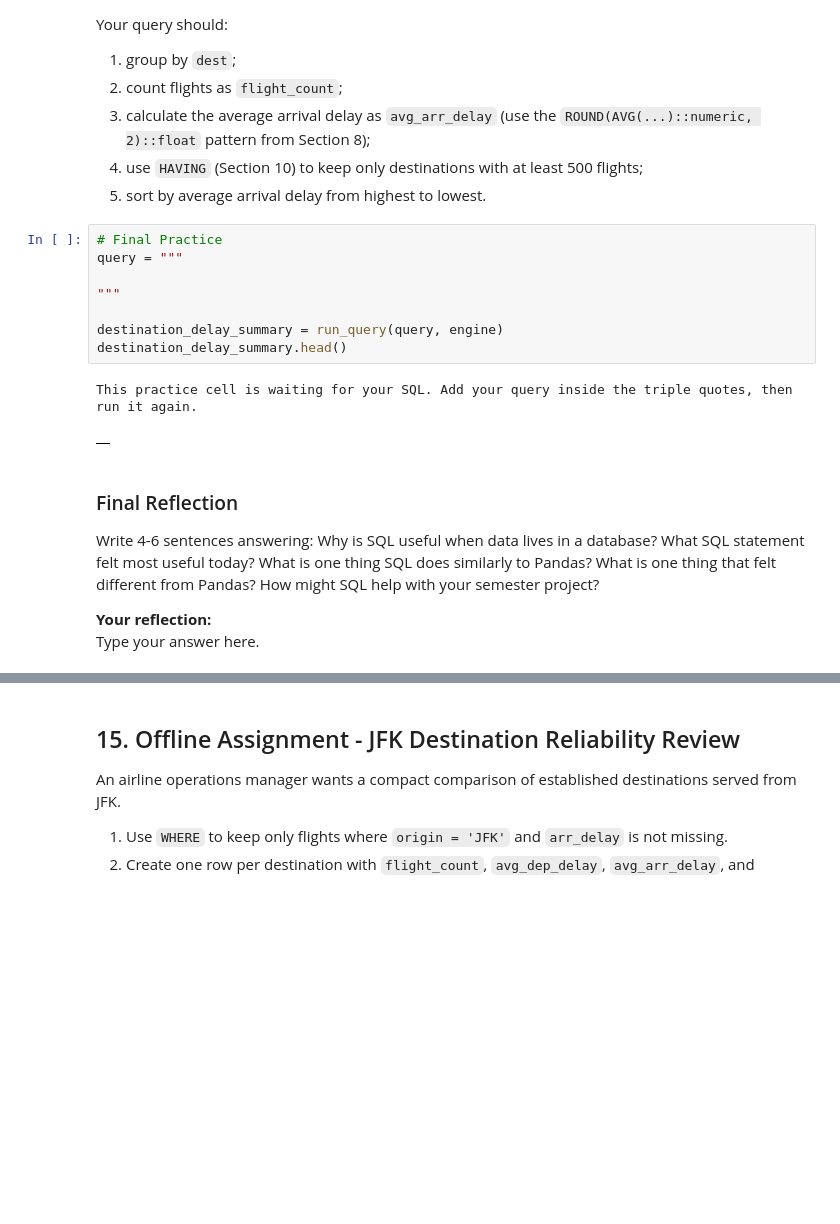
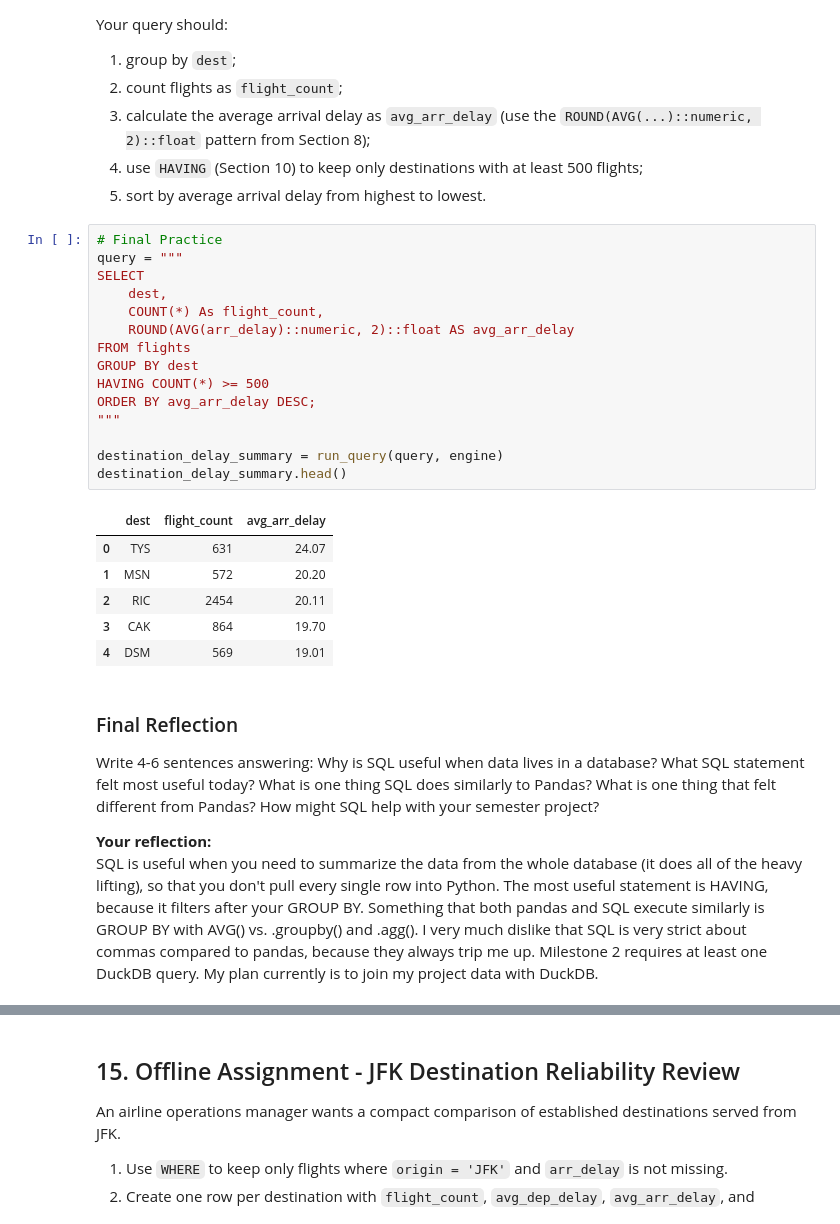
Before and after one commit to glendadavisjohnson/ban6003_001_weeks9_10_sql_abt_template_davis_johnson_glenda, a Jupyter notebook: notebooks/module9_neon_sql_fundamentals_guided_lab.ipynb, the cells around one changed output, grey strips where cells are left out. Cells and saved outputs as stored; diff of their text form; blank space fills up the shorter version.

```diff
--- a/notebooks/module9_neon_sql_fundamentals_guided_lab.ipynb
+++ b/notebooks/module9_neon_sql_fundamentals_guided_lab.ipynb
@@ -753,21 +781,32 @@ Your query should:
 # %%
 # Final Practice
 query = """
-
+SELECT
+    dest,
+    COUNT(*) As flight_count,
+    ROUND(AVG(arr_delay)::numeric, 2)::float AS avg_arr_delay
+FROM flights
+GROUP BY dest
+HAVING COUNT(*) >= 500
+ORDER BY avg_arr_delay DESC;
 """
 
 destination_delay_summary = run_query(query, engine)
 destination_delay_summary.head()
 # %% [output]
-This practice cell is waiting for your SQL. Add your query inside the triple quotes, then run it again.
-|  |
+|  | dest | flight_count | avg_arr_delay |
+| 0 | TYS | 631 | 24.07 |
+| 1 | MSN | 572 | 20.20 |
+| 2 | RIC | 2454 | 20.11 |
+| 3 | CAK | 864 | 19.70 |
+| 4 | DSM | 569 | 19.01 |
 # %% [markdown]
 ### Final Reflection
 
 Write 4-6 sentences answering: Why is SQL useful when data lives in a database? What SQL statement felt most useful today? What is one thing SQL does similarly to Pandas? What is one thing that felt different from Pandas? How might SQL help with your semester project?
 
 **Your reflection:**
-Type your answer here.
+SQL is useful when you need to summarize the data from the whole database (it does all of the heavy lifting), so that you don't pull every single row into Python. The most useful statement is HAVING, because it filters after your GROUP BY. Something that both pandas and SQL execute similarly is GROUP BY with AVG() vs. .groupby() and .agg(). I very much dislike that SQL is very strict about commas compared to pandas, because they always trip me up. Milestone 2 requires at least one DuckDB query. My plan currently is to join my project data with DuckDB.
 # %%
 output_dir = repo_root / "data" / "processed"
 output_dir.mkdir(parents=True, exist_ok=True)
```
Also changed, not shown: parts of 11 cells of this notebook, 2 other files.
